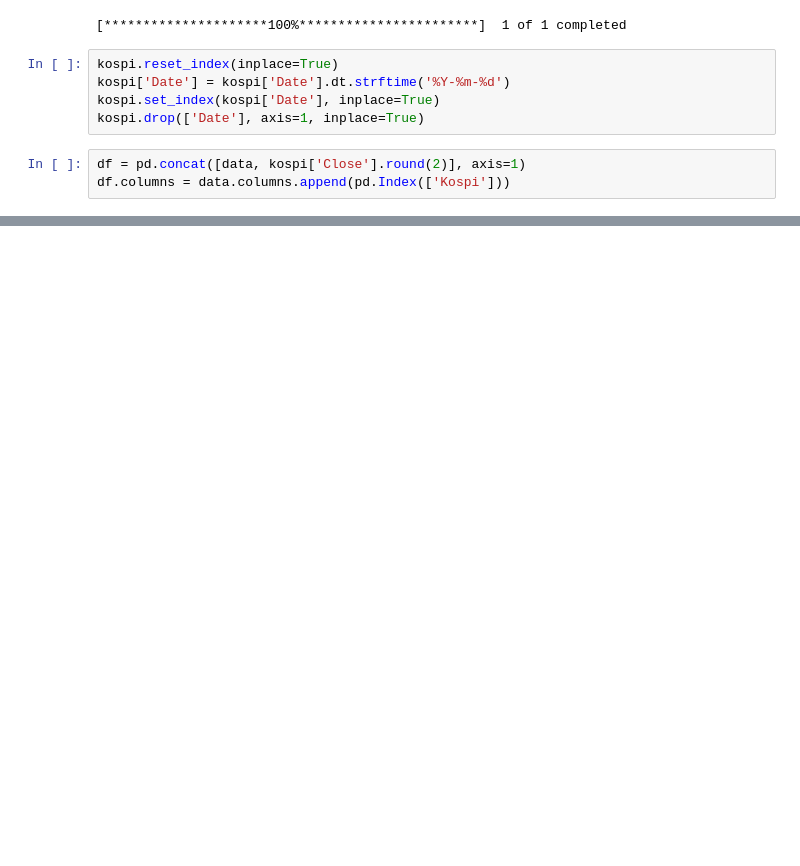
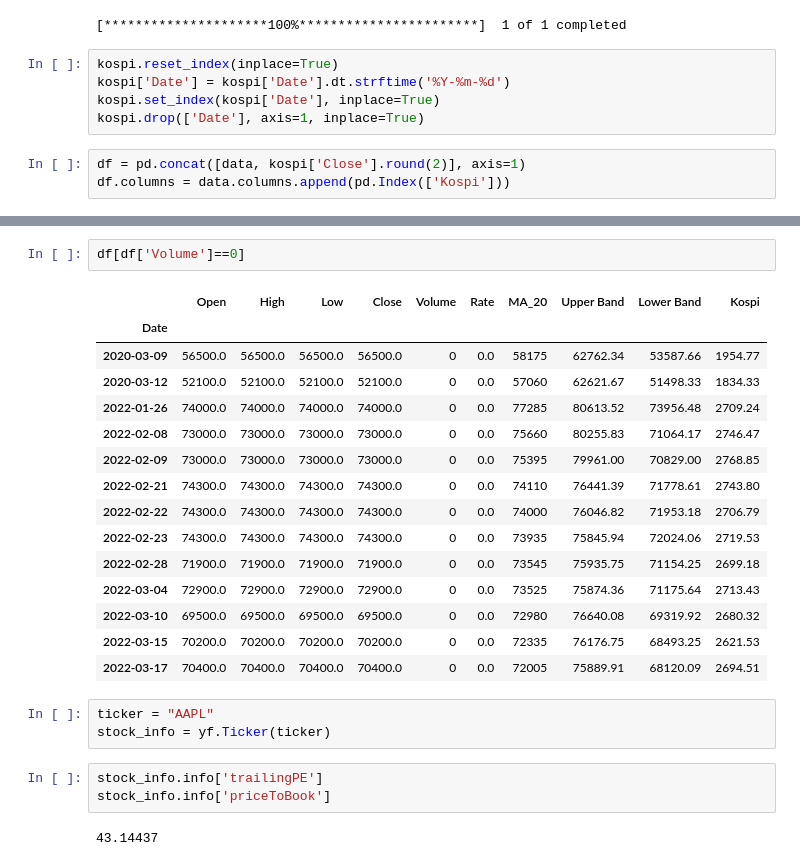
Before and after one commit to ozingmw/RL_finance, a Jupyter notebook: data_refine.ipynb, the cells around one changed output, grey strips where cells are left out. Cells and saved outputs as stored; diff of their text form; blank space fills up the shorter version.

Commit message:
volume 0인거 수정해야함. 나머지 재무재표 가져와야함. transformer 모델만들어야함

```diff
--- a/data_refine.ipynb
+++ b/data_refine.ipynb
@@ -106,0 +106,26 @@ df
+# %%
+df[df['Volume']==0]
+# %% [output]
+|  | Open | High | Low | Close | Volume | Rate | MA_20 | Upper Band | Lower Band | Kospi |
+| Date |  |  |  |  |  |  |  |  |  |  |
+| 2020-03-09 | 56500.0 | 56500.0 | 56500.0 | 56500.0 | 0 | 0.0 | 58175 | 62762.34 | 53587.66 | 1954.77 |
+| 2020-03-12 | 52100.0 | 52100.0 | 52100.0 | 52100.0 | 0 | 0.0 | 57060 | 62621.67 | 51498.33 | 1834.33 |
+| 2022-01-26 | 74000.0 | 74000.0 | 74000.0 | 74000.0 | 0 | 0.0 | 77285 | 80613.52 | 73956.48 | 2709.24 |
+| 2022-02-08 | 73000.0 | 73000.0 | 73000.0 | 73000.0 | 0 | 0.0 | 75660 | 80255.83 | 71064.17 | 2746.47 |
+| 2022-02-09 | 73000.0 | 73000.0 | 73000.0 | 73000.0 | 0 | 0.0 | 75395 | 79961.00 | 70829.00 | 2768.85 |
+| 2022-02-21 | 74300.0 | 74300.0 | 74300.0 | 74300.0 | 0 | 0.0 | 74110 | 76441.39 | 71778.61 | 2743.80 |
+| 2022-02-22 | 74300.0 | 74300.0 | 74300.0 | 74300.0 | 0 | 0.0 | 74000 | 76046.82 | 71953.18 | 2706.79 |
+| 2022-02-23 | 74300.0 | 74300.0 | 74300.0 | 74300.0 | 0 | 0.0 | 73935 | 75845.94 | 72024.06 | 2719.53 |
+| 2022-02-28 | 71900.0 | 71900.0 | 71900.0 | 71900.0 | 0 | 0.0 | 73545 | 75935.75 | 71154.25 | 2699.18 |
+| 2022-03-04 | 72900.0 | 72900.0 | 72900.0 | 72900.0 | 0 | 0.0 | 73525 | 75874.36 | 71175.64 | 2713.43 |
+| 2022-03-10 | 69500.0 | 69500.0 | 69500.0 | 69500.0 | 0 | 0.0 | 72980 | 76640.08 | 69319.92 | 2680.32 |
+| 2022-03-15 | 70200.0 | 70200.0 | 70200.0 | 70200.0 | 0 | 0.0 | 72335 | 76176.75 | 68493.25 | 2621.53 |
+| 2022-03-17 | 70400.0 | 70400.0 | 70400.0 | 70400.0 | 0 | 0.0 | 72005 | 75889.91 | 68120.09 | 2694.51 |
+# %%
+ticker = "AAPL"
+stock_info = yf.Ticker(ticker)
+# %%
+stock_info.info['trailingPE']
+stock_info.info['priceToBook']
+# %% [output]
+43.14437
```
Also changed, not shown: parts of 7 cells of this notebook.
